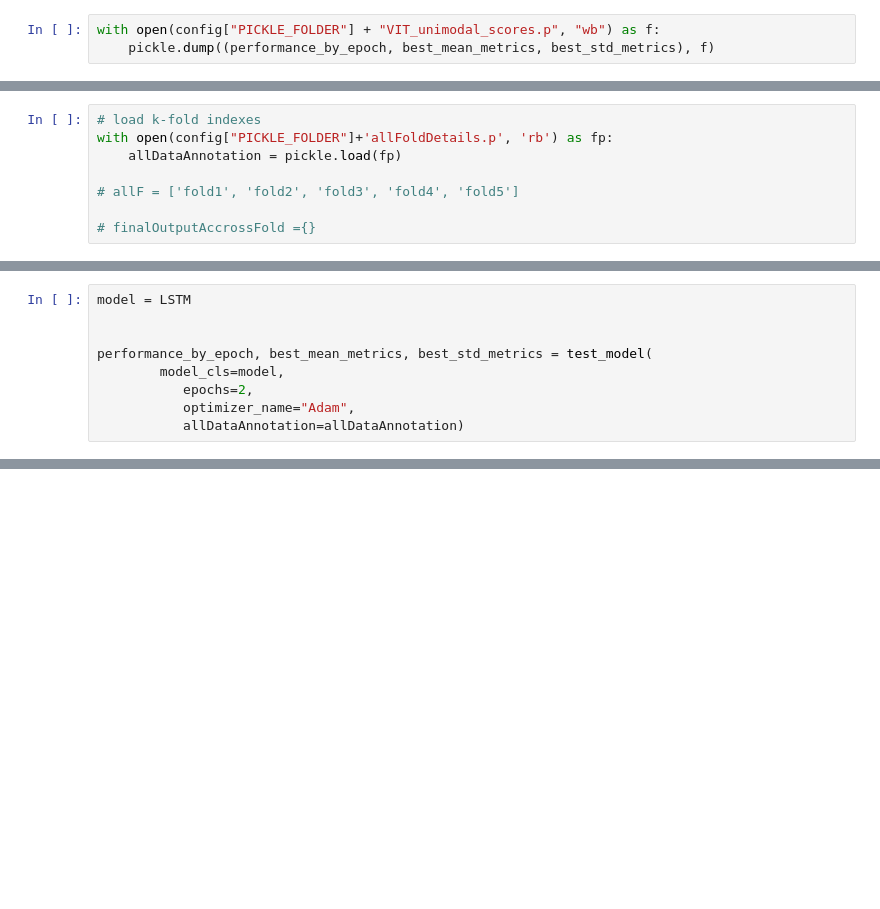
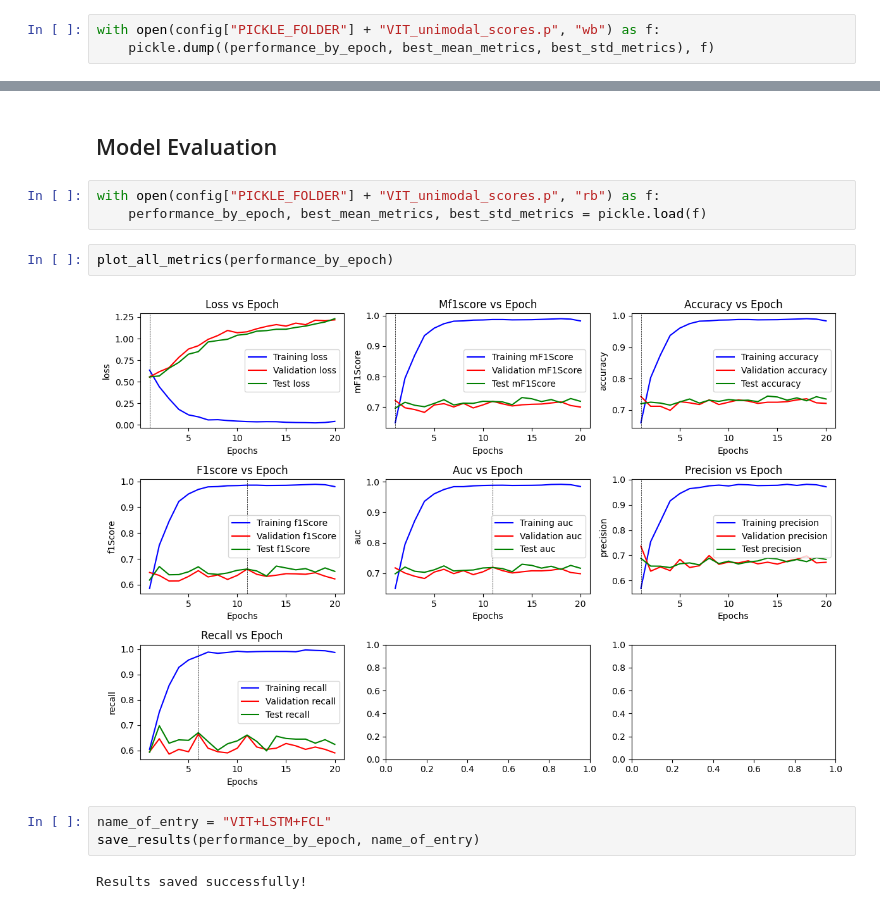
Before and after one commit to sha9189/multimodal-hate-video-classification, a Jupyter notebook: notebooks/v2_vit_unimodal_training.ipynb, the cells around one changed output, grey strips where cells are left out. Drawn from its saved outputs; the diff is of its cells as text; blank space fills up the shorter version.

Commit message:
evaluation code complete

```diff
--- a/notebooks/v2_vit_unimodal_training.ipynb
+++ b/notebooks/v2_vit_unimodal_training.ipynb
@@ -166,8 +44,0 @@ config
-# %%
-# load k-fold indexes
-with open(config["PICKLE_FOLDER"]+'allFoldDetails.p', 'rb') as fp:
-    allDataAnnotation = pickle.load(fp)
-
-# allF = ['fold1', 'fold2', 'fold3', 'fold4', 'fold5']
-
-# finalOutputAccrossFold ={}
@@ -353,9 +44,0 @@ from training.test_model import test_model
-# %%
-model = LSTM
-
-
-performance_by_epoch, best_mean_metrics, best_std_metrics = test_model(
-        model_cls=model,
-           epochs=2,
-           optimizer_name="Adam",
-           allDataAnnotation=allDataAnnotation)
@@ -380,0 +45,14 @@ KeyboardInterrupt:
+# %% [markdown]
+## Model Evaluation
+# %%
+with open(config["PICKLE_FOLDER"] + "VIT_unimodal_scores.p", "rb") as f:
+    performance_by_epoch, best_mean_metrics, best_std_metrics = pickle.load(f)
+# %%
+plot_all_metrics(performance_by_epoch)
+# %% [output]
+[figure, added]
+# %%
+name_of_entry = "VIT+LSTM+FCL"
+save_results(performance_by_epoch, name_of_entry)
+# %% [output]
+Results saved successfully!
```
Also changed, not shown: parts of 17 cells of this notebook, 6 other files.
